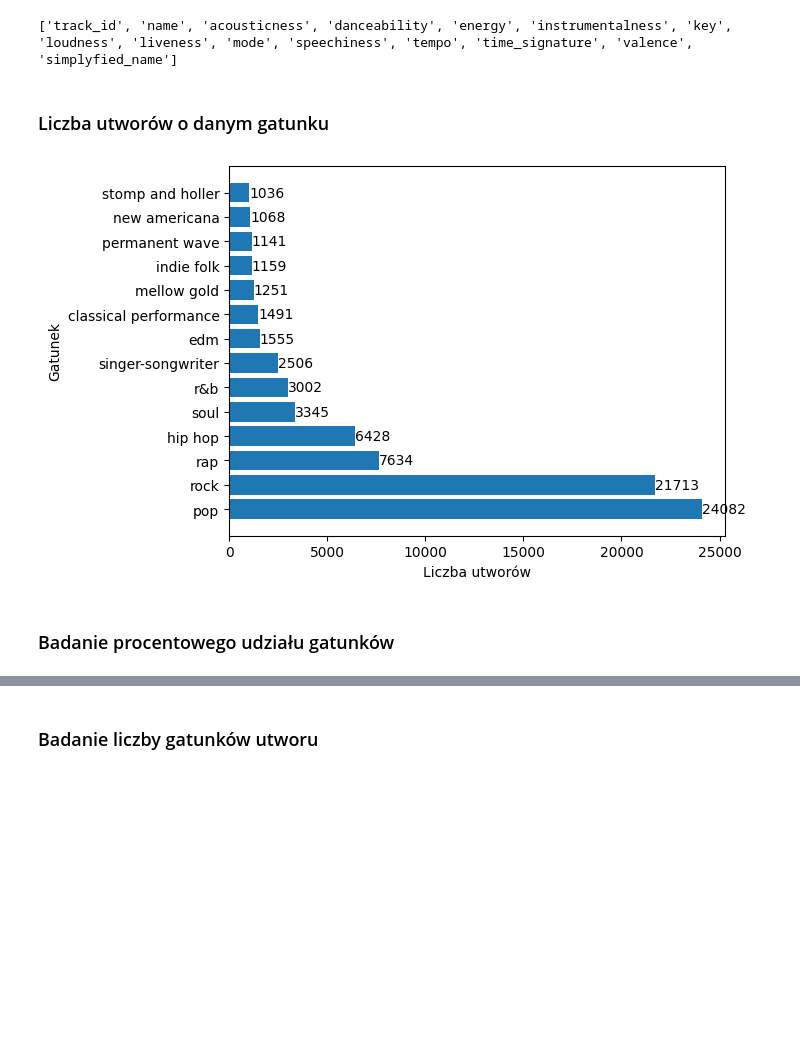
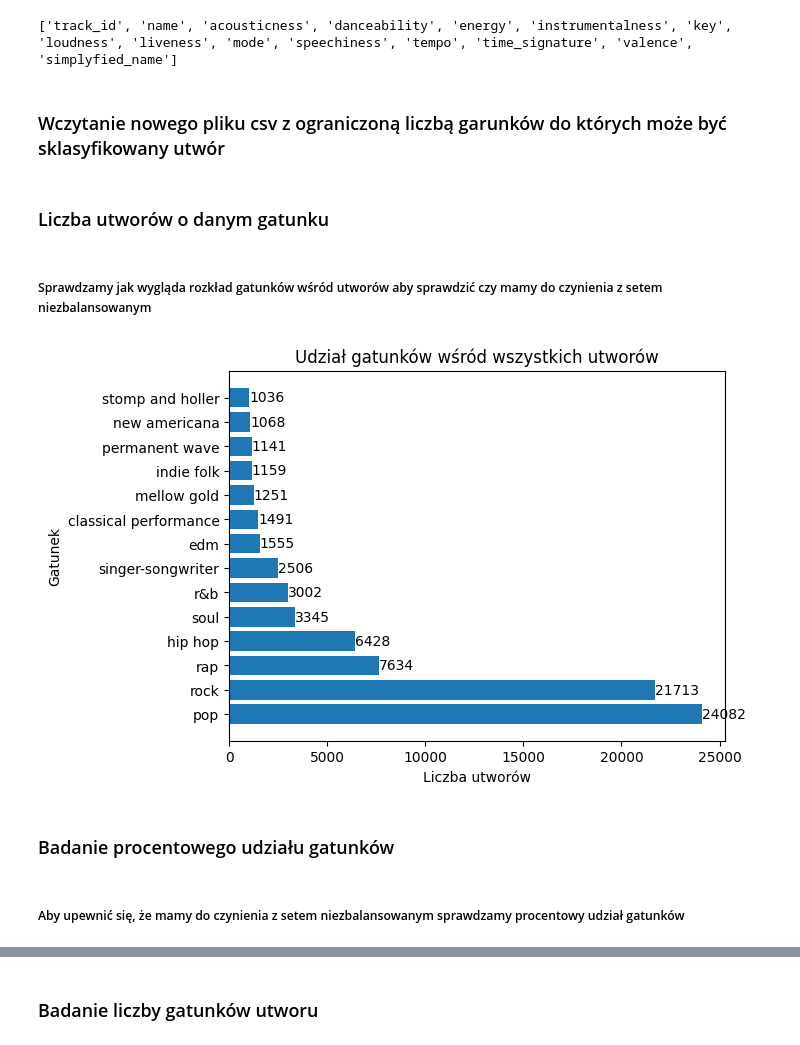
Before and after one commit to XxRoloxX/Spotler, a Jupyter notebook: exploratory_data_analysis.ipynb, the cells around one changed output, grey strips where cells are left out. Drawn from its saved outputs; the diff is of its cells as text; code cells hidden in the pictures; blank space fills up the shorter version.

```diff
--- a/exploratory_data_analysis.ipynb
+++ b/exploratory_data_analysis.ipynb
@@ -118,23 +135,31 @@ all_columns =modlib.create_csv_from_query(
 # %% [output]
 ['track_id', 'name', 'acousticness', 'danceability', 'energy', 'instrumentalness', 'key', 'loudness', 'liveness', 'mode', 'speechiness', 'tempo', 'time_signature', 'valence', 'simplyfied_name']
+# %% [markdown]
+<h3>Wczytanie nowego pliku csv z ograniczoną liczbą garunków do których może być sklasyfikowany utwór</h3>
 # %%
 df = pd.read_csv(csv_simple_genre_name, sep="[\t]")
 # %% [markdown]
 <h3>Liczba utworów o danym gatunku</h3>
+# %% [markdown]
+<h5>Sprawdzamy jak wygląda rozkład gatunków wśród utworów aby sprawdzić czy mamy do czynienia z setem niezbalansowanym</h5>
 # %%
 simplified_genre_count = (df["simplyfied_name"].value_counts())
 fig, ax = plt.subplots()
 
 bars = ax.barh(simplified_genre_count.index, simplified_genre_count.values)
 ax.bar_label(bars)
 ax.set_xlabel("Liczba utworów")
 ax.set_ylabel("Gatunek")
+ax.set_title("Udział gatunków wśród wszystkich utworów")
+
 
 plt.show()
 # %% [output]
-[figure, old version]
+[figure, new version]
 # %% [markdown]
 <h3>Badanie procentowego udziału gatunków</h3>
+# %% [markdown]
+<h5>Aby upewnić się, że mamy do czynienia z setem niezbalansowanym sprawdzamy procentowy udział gatunków</h5>
 # %%
 sum = simplified_genre_count.values.sum()
 fig, ax = plt.subplots()
```
Also changed, not shown: parts of 171 cells of this notebook.
